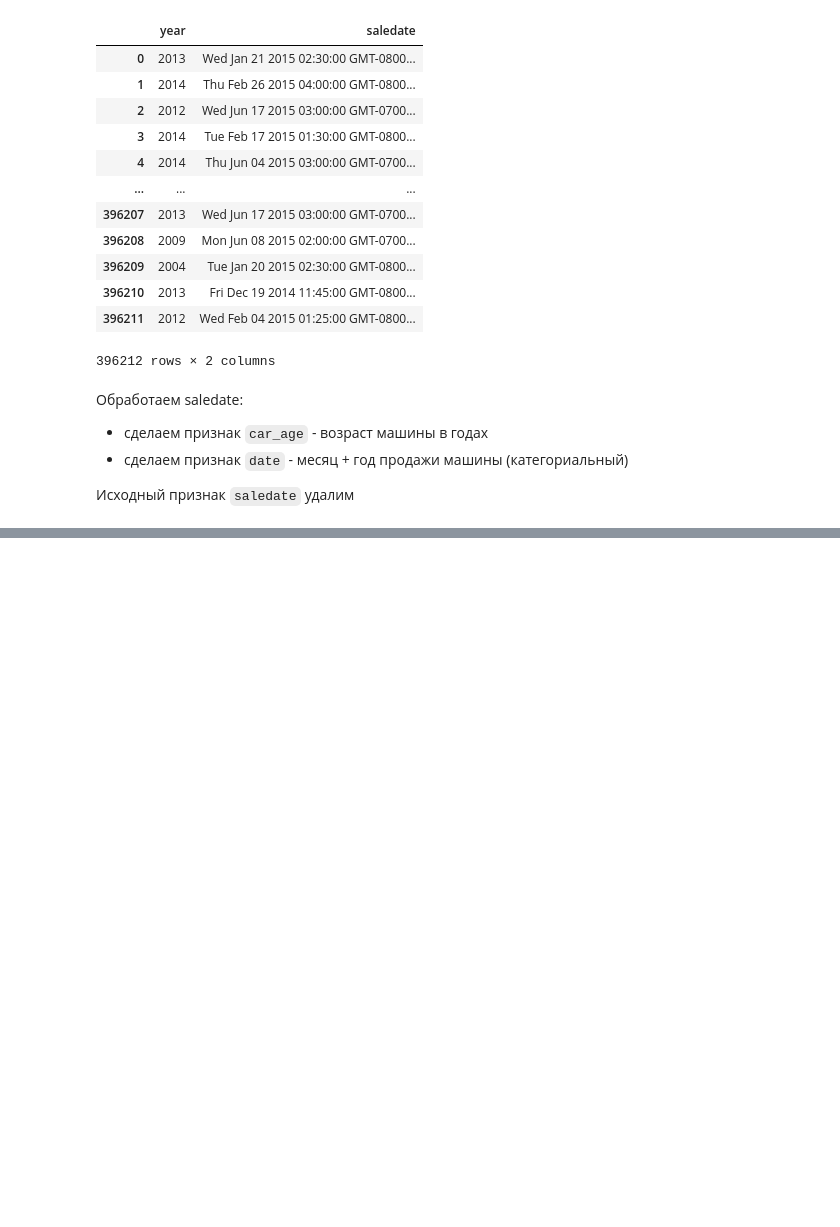
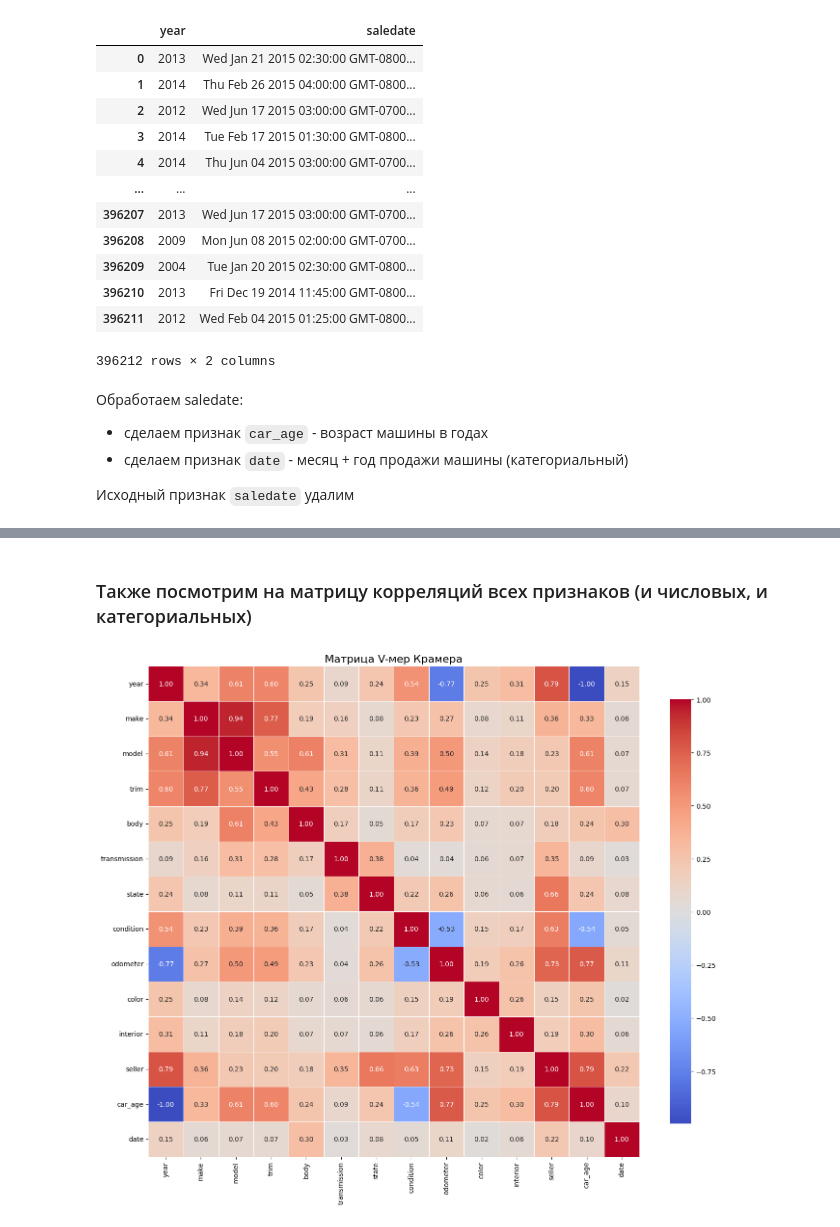
Before and after one commit to evnng/Classical_ML, a Jupyter notebook: 19.Used_cars_price_prediction.ipynb, the cells around one changed output, grey strips where cells are left out. Cells and saved outputs as stored; diff of their text form; code cells hidden in the pictures; blank space fills up the shorter version.

```diff
--- a/19.Used_cars_price_prediction.ipynb
+++ b/19.Used_cars_price_prediction.ipynb
@@ -168,0 +287,27 @@ X.drop('saledate', axis=1, inplace=True)
+# %%
+X = X.drop('make', axis = 1)
+# %% [markdown]
+### Также посмотрим на матрицу корреляций всех признаков (и числовых, и категориальных)
+# %%
+# Рассчёт ассоциаций
+result = associations(X, nominal_columns='auto', plot=False)
+
+# Извлечение матрицы Cramér's V
+cramersv_matrix = result['corr']
+
+# Построение тепловой карты
+plt.figure(figsize=(14, 12))
+sns.heatmap(
+    cramersv_matrix,
+    annot=True,          # показывать значения в ячейках
+    fmt='.2f',            # формат чисел (2 знака после запятой)
+    cmap='coolwarm',      # цветовая схема
+    square=True,          # квадратные ячейки
+    linewidths=0.5,       # тонкие линии между ячейками
+    cbar_kws={'shrink': 0.8}  # уменьшить цветовую шкалу
+)
+plt.title('Матрица V-мер Крамера', fontsize=16)
+plt.tight_layout()
+plt.show()
+# %% [output]
+[figure, added]
```
Also changed, not shown: parts of 88 cells of this notebook, 9 other files.
